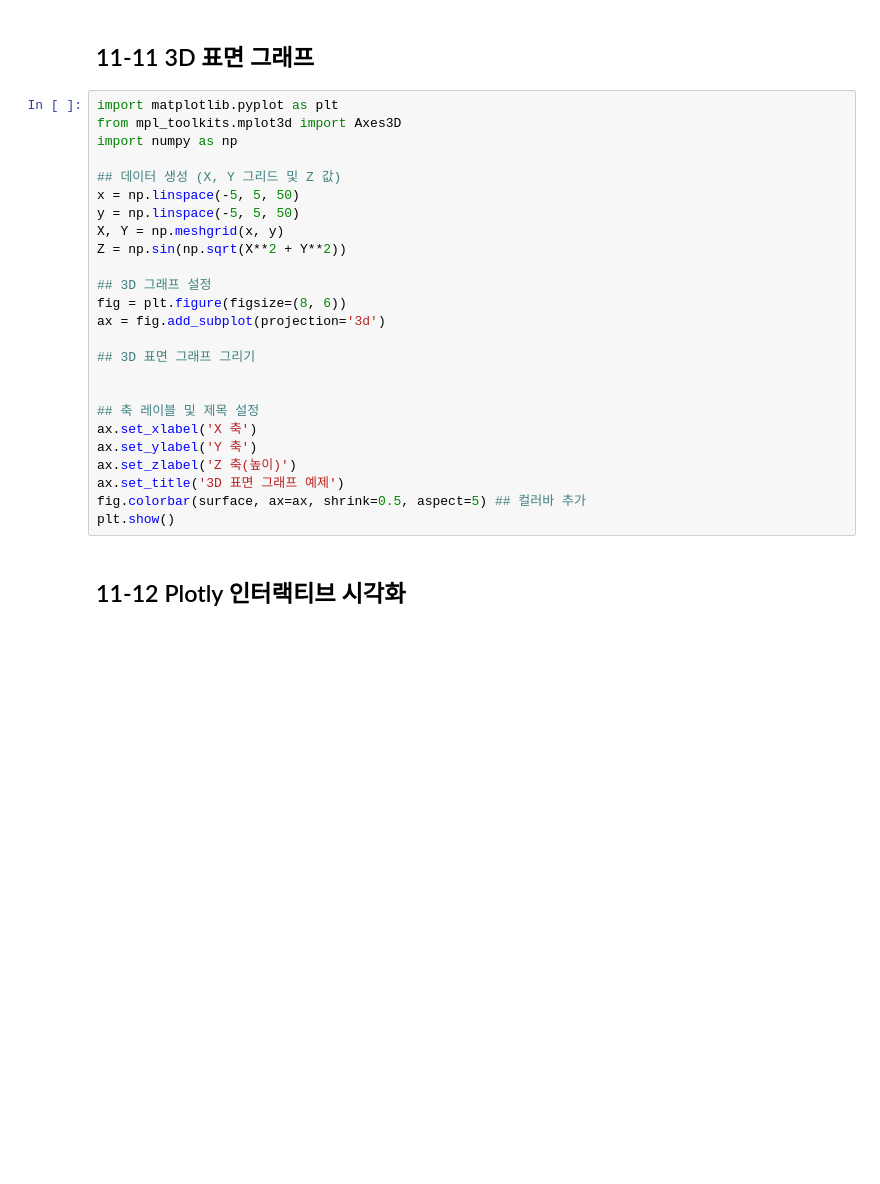
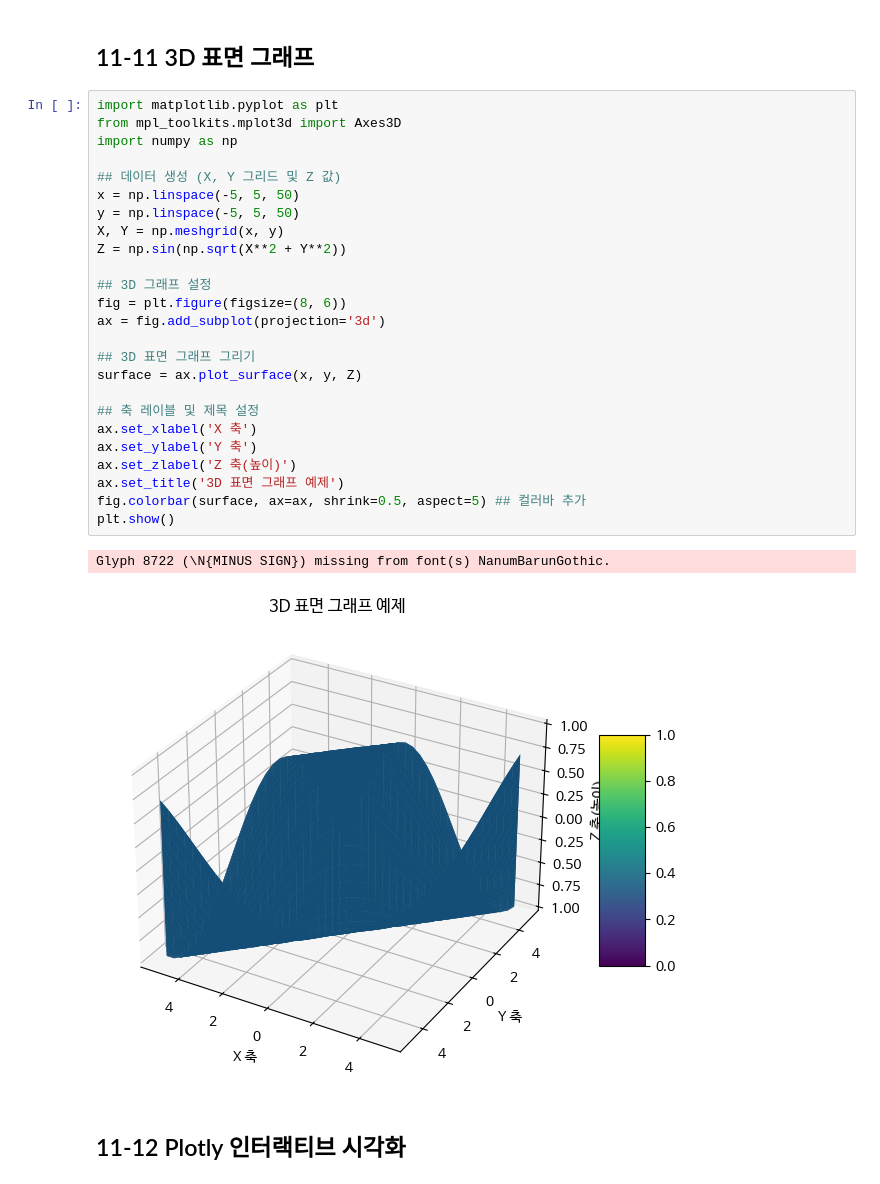
Before and after one commit to shyoonCS/Data-Analysis-with-Open-Source, a Jupyter notebook: 오픈소스_데이터_분석_11강.ipynb, the cells around one changed output. Drawn from its saved outputs; the diff is of its cells as text; blank space fills up the shorter version.

```diff
--- a/오픈소스_데이터_분석_11강.ipynb
+++ b/오픈소스_데이터_분석_11강.ipynb
@@ -299,28 +302,31 @@ plt.show()
 # %%
 import matplotlib.pyplot as plt
 from mpl_toolkits.mplot3d import Axes3D
 import numpy as np
 
 ## 데이터 생성 (X, Y 그리드 및 Z 값)
 x = np.linspace(-5, 5, 50)
 y = np.linspace(-5, 5, 50)
 X, Y = np.meshgrid(x, y)
 Z = np.sin(np.sqrt(X**2 + Y**2))
 
 ## 3D 그래프 설정
 fig = plt.figure(figsize=(8, 6))
 ax = fig.add_subplot(projection='3d')
 
 ## 3D 표면 그래프 그리기
-
+surface = ax.plot_surface(x, y, Z)
 
 ## 축 레이블 및 제목 설정
 ax.set_xlabel('X 축')
 ax.set_ylabel('Y 축')
 ax.set_zlabel('Z 축(높이)')
 ax.set_title('3D 표면 그래프 예제')
 fig.colorbar(surface, ax=ax, shrink=0.5, aspect=5) ## 컬러바 추가
 plt.show()
+# %% [output]
+Glyph 8722 (\N{MINUS SIGN}) missing from font(s) NanumBarunGothic.
+[figure, added]
 # %% [markdown]
 ## 11-12 Plotly 인터랙티브 시각화
 # %%
```
Also changed, not shown: parts of 9 cells of this notebook.
